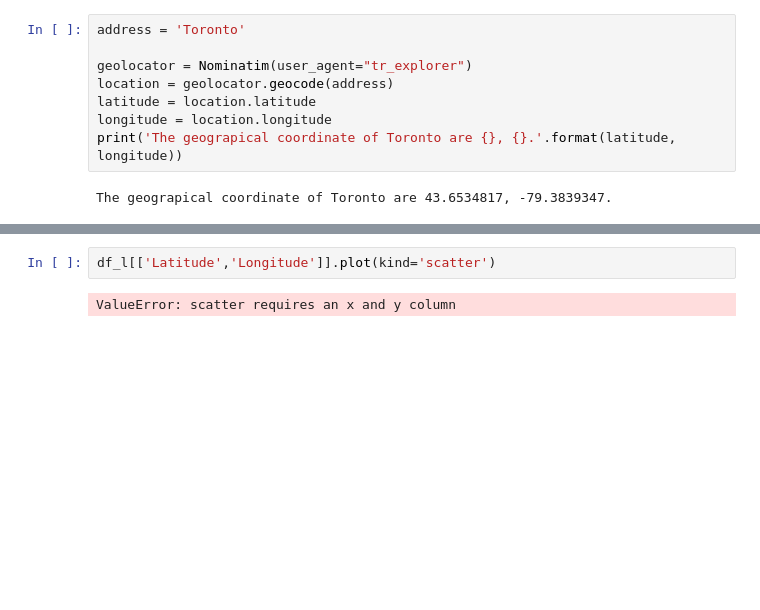
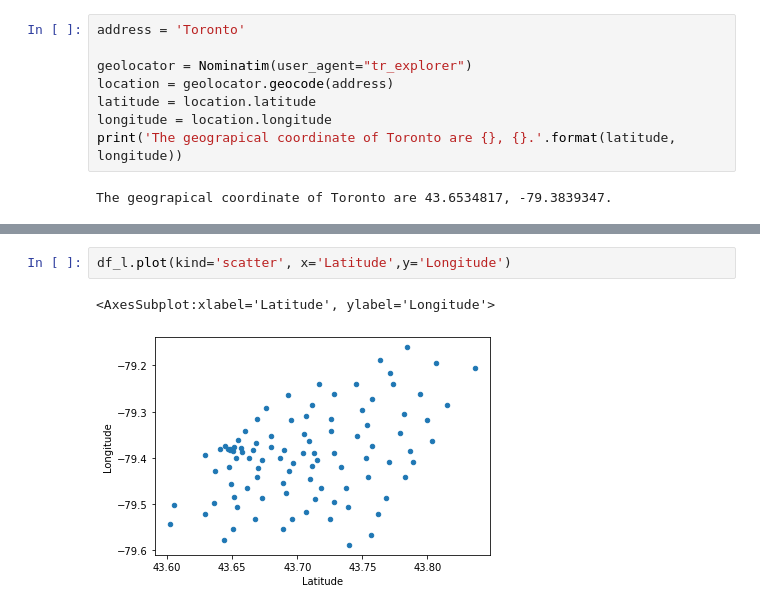
Before and after one commit to maydinn/ibm_capstone, a Jupyter notebook: capstone_project.ipynb, the cells around one changed output, grey strips where cells are left out. Drawn from its saved outputs; the diff is of its cells as text; blank space fills up the shorter version.

```diff
--- a/capstone_project.ipynb
+++ b/capstone_project.ipynb
@@ -276,6 +276,7 @@ map_toronto
 # %% [output]
 [interactive output not drawn]
 # %%
-df_l[['Latitude','Longitude']].plot(kind='scatter')
+df_l.plot(kind='scatter', x='Latitude',y='Longitude')
 # %% [output]
-ValueError: scatter requires an x and y column
+<AxesSubplot:xlabel='Latitude', ylabel='Longitude'>
+[figure, added]
```
Also changed, not shown: 1 other file.
